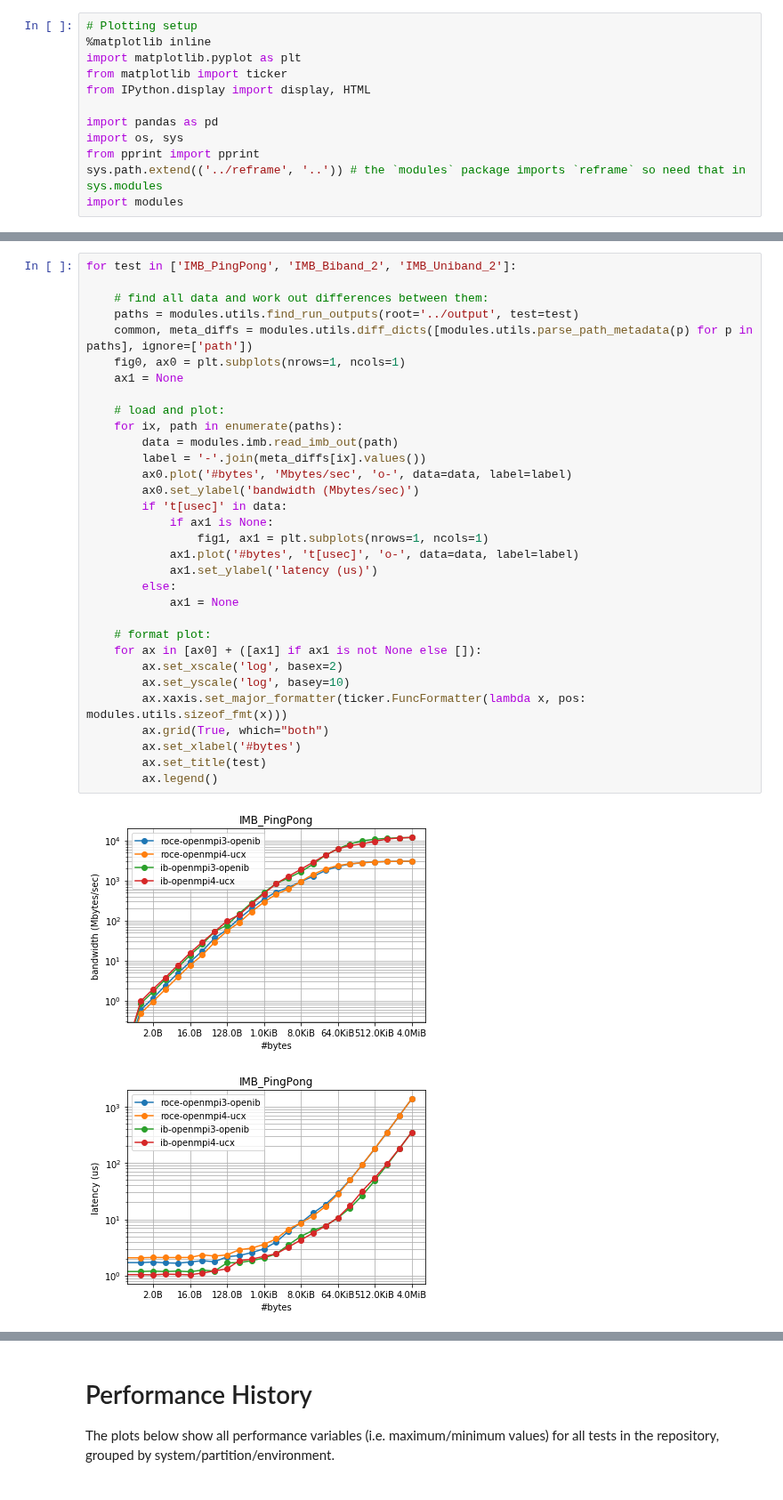
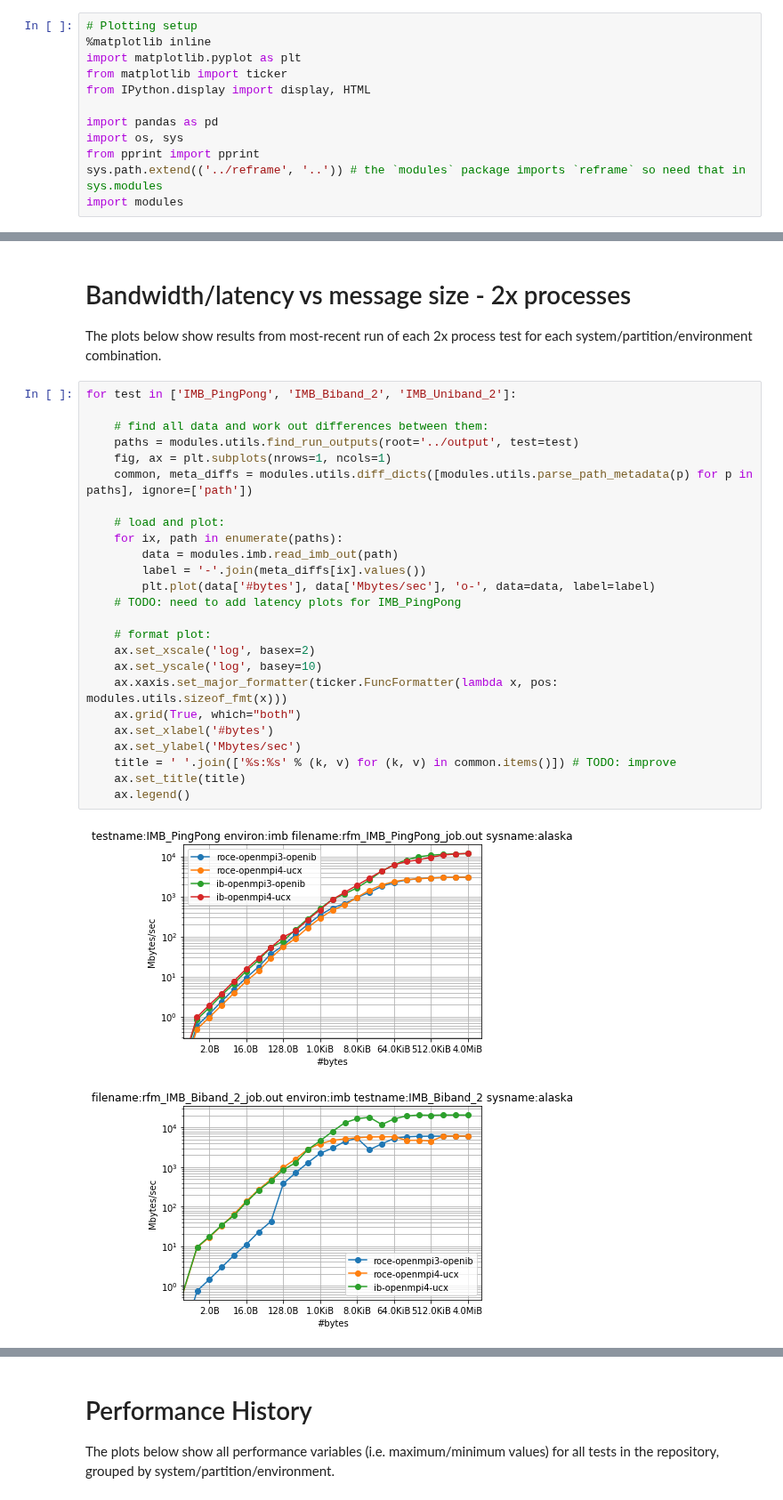
Before and after one commit to ukri-excalibur/excalibur-tests, a Jupyter notebook: imb/IMB.ipynb, the cells around one changed output, grey strips where cells are left out. Shown at 89% size. Saved outputs shown, nothing was run; the diff lists cells and outputs as text.

```diff
--- a/imb/IMB.ipynb
+++ b/imb/IMB.ipynb
@@ -32,35 +26,32 @@ These results are for the most-recent run on each system/partition/environment c
+# %% [markdown]
+# Bandwidth/latency vs message size - 2x processes
+
+The plots below show results from most-recent run of each 2x process test for each system/partition/environment combination.
 # %%
 for test in ['IMB_PingPong', 'IMB_Biband_2', 'IMB_Uniband_2']:
 
     # find all data and work out differences between them:
     paths = modules.utils.find_run_outputs(root='../output', test=test)
+    fig, ax = plt.subplots(nrows=1, ncols=1)
     common, meta_diffs = modules.utils.diff_dicts([modules.utils.parse_path_metadata(p) for p in paths], ignore=['path'])
-    fig0, ax0 = plt.subplots(nrows=1, ncols=1)
-    ax1 = None
 
     # load and plot:
     for ix, path in enumerate(paths):
         data = modules.imb.read_imb_out(path)
         label = '-'.join(meta_diffs[ix].values())
-        ax0.plot('#bytes', 'Mbytes/sec', 'o-', data=data, label=label)
-        ax0.set_ylabel('bandwidth (Mbytes/sec)')
-        if 't[usec]' in data:
-            if ax1 is None:
-                fig1, ax1 = plt.subplots(nrows=1, ncols=1)
-            ax1.plot('#bytes', 't[usec]', 'o-', data=data, label=label)
-            ax1.set_ylabel('latency (us)')
-        else:
-            ax1 = None
+        plt.plot(data['#bytes'], data['Mbytes/sec'], 'o-', data=data, label=label)
+    # TODO: need to add latency plots for IMB_PingPong
 
     # format plot:
-    for ax in [ax0] + ([ax1] if ax1 is not None else []):
-        ax.set_xscale('log', basex=2)
-        ax.set_yscale('log', basey=10)
-        ax.xaxis.set_major_formatter(ticker.FuncFormatter(lambda x, pos: modules.utils.sizeof_fmt(x)))
-        ax.grid(True, which="both")
-        ax.set_xlabel('#bytes')
-        ax.set_title(test)
-        ax.legend()
+    ax.set_xscale('log', basex=2)
+    ax.set_yscale('log', basey=10)
+    ax.xaxis.set_major_formatter(ticker.FuncFormatter(lambda x, pos: modules.utils.sizeof_fmt(x)))
+    ax.grid(True, which="both")
+    ax.set_xlabel('#bytes')
+    ax.set_ylabel('Mbytes/sec')
+    title = ' '.join(['%s:%s' % (k, v) for (k, v) in common.items()]) # TODO: improve
+    ax.set_title(title)
+    ax.legend()
 # %% [output]
-[figure, old version]
+[figure, new version]
-[figure, old version]
+[figure, new version]
```
Also changed, not shown: parts of 6 cells of this notebook.
